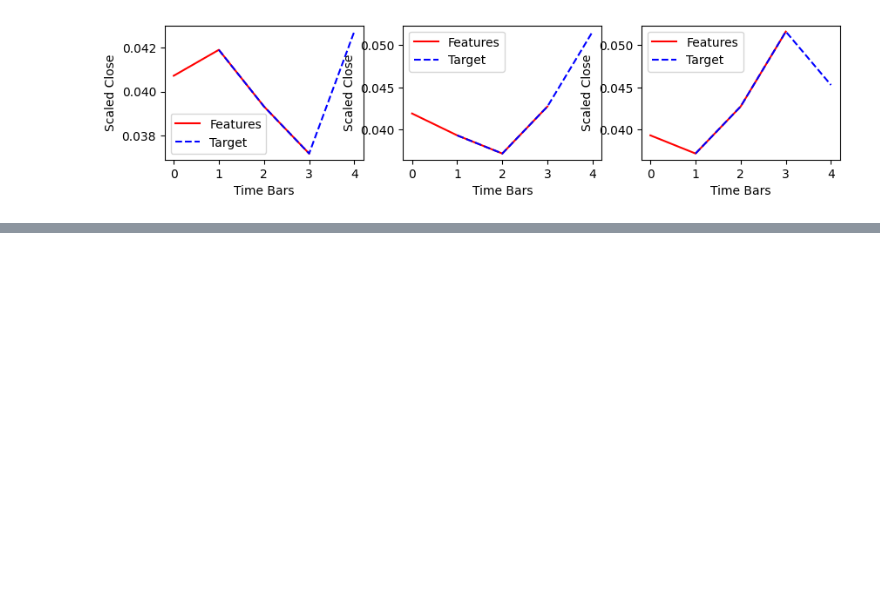
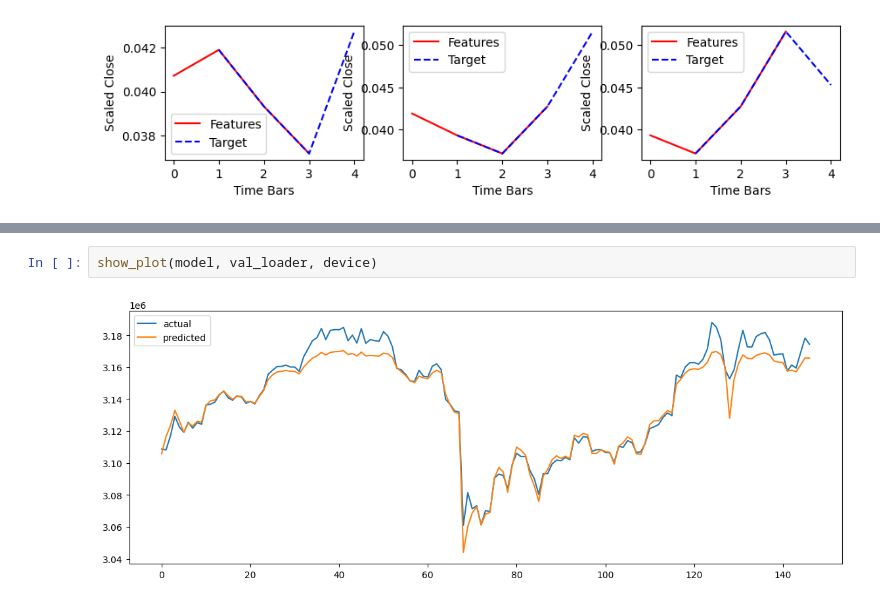
Before and after one commit to Duzzy93/PyTorch_Learning, a Jupyter notebook: coin-rnn.ipynb, the cells around one changed output, grey strips where cells are left out. Drawn from its saved outputs; the diff is of its cells as text; blank space fills up the shorter version.

```diff
--- a/coin-rnn.ipynb
+++ b/coin-rnn.ipynb
@@ -193,0 +404,4 @@ for i, (x, y) in enumerate(trainset):
+# %%
+show_plot(model, val_loader, device)
+# %% [output]
+[figure, added]
```
Also changed, not shown: parts of 11 cells of this notebook, 2 other files.
